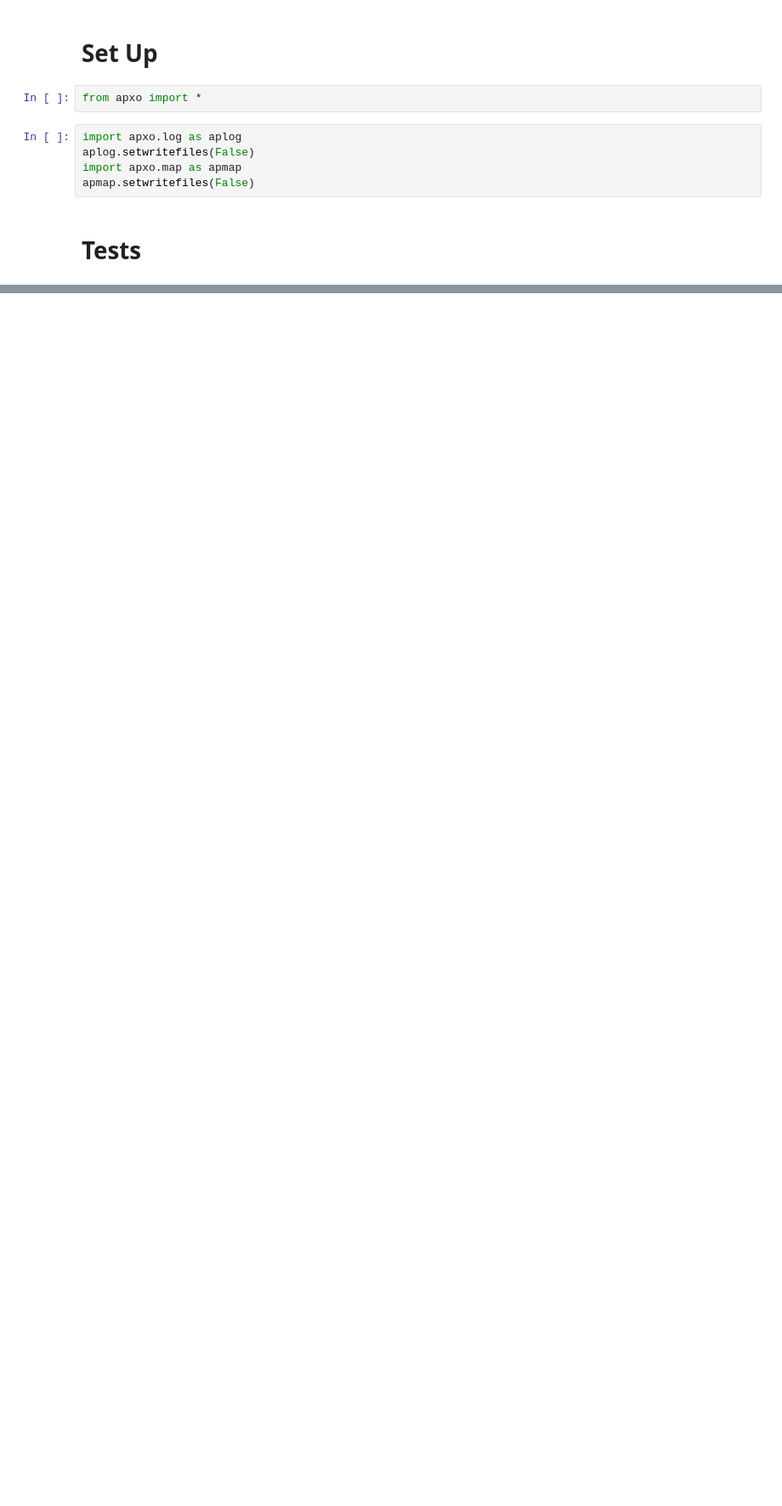
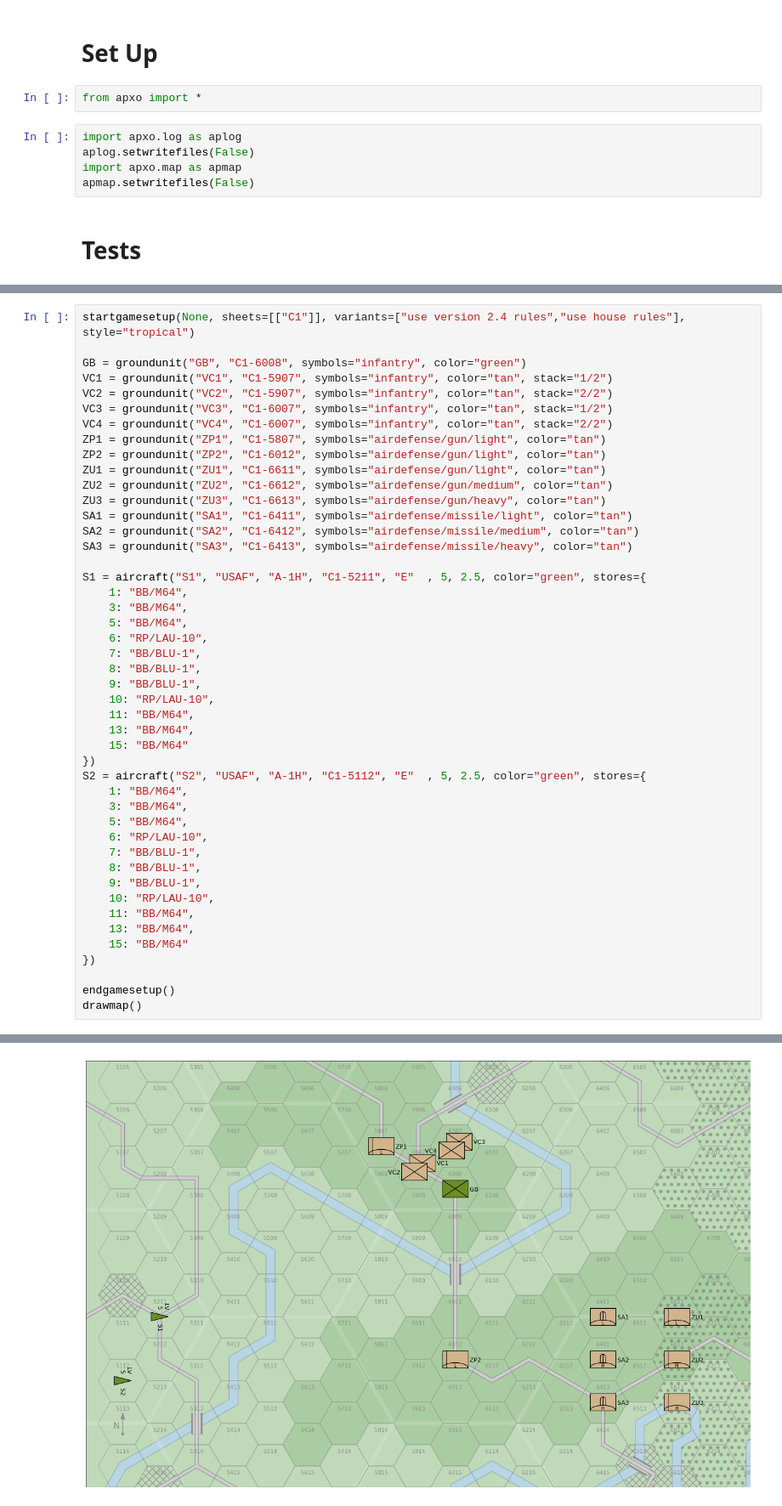
Before and after one commit to alanwatsonforster/glass, a Jupyter notebook: Tests.ipynb, the cells around one changed output, grey strips where cells are left out. Shown at 85% size. Cells and saved outputs as stored; diff of their text form; blank space fills up the shorter version.

Commit message:
Added tests for ground units.

```diff
--- a/Tests.ipynb
+++ b/Tests.ipynb
@@ -86,0 +111,47 @@ finished running all tests.
+# %%
+startgamesetup(None, sheets=[["C1"]], variants=["use version 2.4 rules","use house rules"], style="tropical")
+
+GB = groundunit("GB", "C1-6008", symbols="infantry", color="green")
+VC1 = groundunit("VC1", "C1-5907", symbols="infantry", color="tan", stack="1/2")
+VC2 = groundunit("VC2", "C1-5907", symbols="infantry", color="tan", stack="2/2")
+VC3 = groundunit("VC3", "C1-6007", symbols="infantry", color="tan", stack="1/2")
+VC4 = groundunit("VC4", "C1-6007", symbols="infantry", color="tan", stack="2/2")
+ZP1 = groundunit("ZP1", "C1-5807", symbols="airdefense/gun/light", color="tan")
+ZP2 = groundunit("ZP2", "C1-6012", symbols="airdefense/gun/light", color="tan")
+ZU1 = groundunit("ZU1", "C1-6611", symbols="airdefense/gun/light", color="tan")
+ZU2 = groundunit("ZU2", "C1-6612", symbols="airdefense/gun/medium", color="tan")
+ZU3 = groundunit("ZU3", "C1-6613", symbols="airdefense/gun/heavy", color="tan")
+SA1 = groundunit("SA1", "C1-6411", symbols="airdefense/missile/light", color="tan")
+SA2 = groundunit("SA2", "C1-6412", symbols="airdefense/missile/medium", color="tan")
+SA3 = groundunit("SA3", "C1-6413", symbols="airdefense/missile/heavy", color="tan")
+
+S1 = aircraft("S1", "USAF", "A-1H", "C1-5211", "E"  , 5, 2.5, color="green", stores={
+    1: "BB/M64",
+    3: "BB/M64",
+    5: "BB/M64",
+    6: "RP/LAU-10",
+    7: "BB/BLU-1",
+    8: "BB/BLU-1",
+    9: "BB/BLU-1",
+    10: "RP/LAU-10",
+    11: "BB/M64",
+    13: "BB/M64",
+    15: "BB/M64"
+})
+S2 = aircraft("S2", "USAF", "A-1H", "C1-5112", "E"  , 5, 2.5, color="green", stores={
+    1: "BB/M64",
+    3: "BB/M64",
+    5: "BB/M64",
+    6: "RP/LAU-10",
+    7: "BB/BLU-1",
+    8: "BB/BLU-1",
+    9: "BB/BLU-1",
+    10: "RP/LAU-10",
+    11: "BB/M64",
+    13: "BB/M64",
+    15: "BB/M64"
+})
+
+endgamesetup()
+drawmap()
+# %% [output]
@@ -86,0 +175 @@ finished running all tests.
+[figure, added]
```
Also changed, not shown: parts of 4 cells of this notebook, 2 other files.
